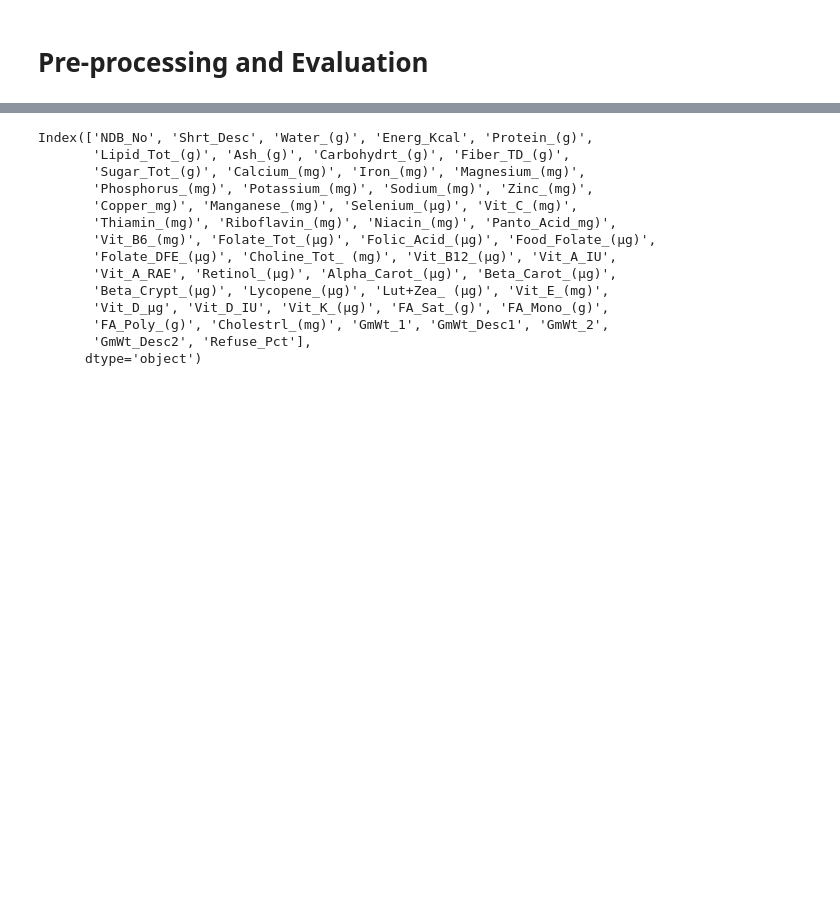
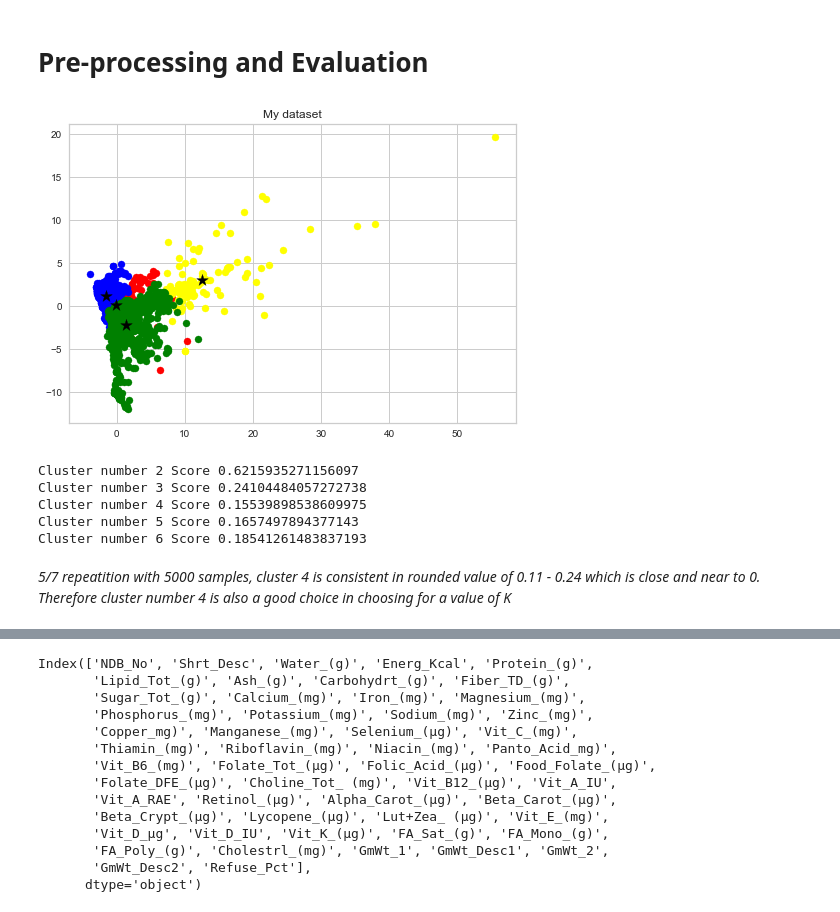
Before and after one commit to nutzbee/Collab-Tests, a Jupyter notebook: example.ipynb, the cells around one changed output, grey strips where cells are left out. Saved outputs shown, nothing was run; the diff lists cells and outputs as text; code cells hidden in the pictures; blank space fills up the shorter version.

```diff
--- a/example.ipynb
+++ b/example.ipynb
@@ -172,3 +204,72 @@ max
 #x = (max_id + 1, max_id + len(example) + 1)
 # %% [markdown]
 # Pre-processing and Evaluation
+# %%
+#overall code in preprocessing
+class preprocess:
+    df = df.fillna(df.median())
+    df = df.fillna('No Data')
+
+    le = LabelEncoder()
+    df['GmWt_Desc2'] = le.fit_transform(df['GmWt_Desc2'])
+    df['GmWt_Desc1'] = le.fit_transform(df['GmWt_Desc1'])
+
+    #in_max_scaler = MinMaxScaler()
+    in_standard_scaler = StandardScaler()
+    feature = ['Water_(g)', 'Energ_Kcal', 'Protein_(g)',
+       'Lipid_Tot_(g)', 'Ash_(g)', 'Carbohydrt_(g)', 'Fiber_TD_(g)',
+       'Sugar_Tot_(g)', 'Calcium_(mg)', 'Iron_(mg)', 'Magnesium_(mg)',
+       'Phosphorus_(mg)', 'Potassium_(mg)', 'Sodium_(mg)', 'Zinc_(mg)',
+       'Copper_mg)', 'Manganese_(mg)', 'Selenium_(µg)', 'Vit_C_(mg)',
+       'Thiamin_(mg)', 'Riboflavin_(mg)', 'Niacin_(mg)', 'Panto_Acid_mg)',
+       'Vit_B6_(mg)', 'Folate_Tot_(µg)', 'Folic_Acid_(µg)', 'Food_Folate_(µg)',
+       'Folate_DFE_(µg)', 'Choline_Tot_ (mg)', 'Vit_B12_(µg)', 'Vit_A_IU',
+       'Vit_A_RAE', 'Retinol_(µg)', 'Alpha_Carot_(µg)', 'Beta_Carot_(µg)',
+       'Beta_Crypt_(µg)', 'Lycopene_(µg)', 'Lut+Zea_ (µg)', 'Vit_E_(mg)',
+       'Vit_D_µg', 'Vit_D_IU', 'Vit_K_(µg)', 'FA_Sat_(g)', 'FA_Mono_(g)',
+       'FA_Poly_(g)', 'Cholestrl_(mg)', 'GmWt_1', 'GmWt_Desc1', 'GmWt_2',
+       'GmWt_Desc2', 'Refuse_Pct']
+    #msc = in_max_scaler.fit_transform(df[feature])
+    ssc = in_standard_scaler.fit_transform(df[feature])
+
+    pca = PCA(n_components=0.95)
+    numpy_arr = pca.fit_transform(ssc)
+    sspca = pd.DataFrame(data=numpy_arr.flatten())
+
+    kmeans = KMeans(n_clusters=4, random_state=2)
+    #dsd = df[feature]
+    kmeans.fit(numpy_arr)
+    #sss = pd.DataFrame(df[feature]).to_numpy()
+    #plt.scatter(sss[:,0], sss[:,1])
+    clusters = kmeans.cluster_centers_
+    y_km = kmeans.fit_predict(numpy_arr)
+
+    plt.scatter(numpy_arr[y_km == 0,0], numpy_arr[y_km == 0,1], s=50, color='red')
+    plt.scatter(numpy_arr[y_km == 1,0], numpy_arr[y_km == 1,1], s=50, color='blue')
+    plt.scatter(numpy_arr[y_km == 2,0], numpy_arr[y_km == 2,1], s=50, color='yellow')
+    plt.scatter(numpy_arr[y_km == 3,0], numpy_arr[y_km == 3,1], s=50, color='green')
+
+    plt.scatter(clusters[0][0], clusters[0][1], marker='*', s=150, color='black')
+    plt.scatter(clusters[1][0], clusters[1][1], marker='*', s=150, color='black')
+    plt.scatter(clusters[2][0], clusters[2][1], marker='*', s=150, color='black')
+    plt.scatter(clusters[3][0], clusters[3][1], marker='*', s=150, color='black')
+    plt.title('My dataset')
+    plt.show()
+
+class silhouette:
+    no_of_clusters = [2,3,4,5,6]
+    for n_clusters in no_of_clusters:
+        cluster = KMeans(n_clusters = n_clusters)
+        cluster_labels = cluster.fit_predict(preprocess.numpy_arr)
+        silhouette_avg = silhouette_score(preprocess.numpy_arr, cluster_labels)
+
+        print("Cluster number", n_clusters, "Score", silhouette_avg)
+# %% [output]
+[figure, added]
+Cluster number 2 Score 0.6215935271156097
+Cluster number 3 Score 0.24104484057272738
+Cluster number 4 Score 0.15539898538609975
+Cluster number 5 Score 0.1657497894377143
+Cluster number 6 Score 0.18541261483837193
+# %% [markdown]
+*5/7 repeatition with 5000 samples, cluster 4 is consistent in rounded value of 0.11 - 0.24 which is close and near to 0. Therefore cluster number 4 is also a good choice in choosing for a value of K*
```
Also changed, not shown: parts of 26 cells of this notebook, 2 other files.
